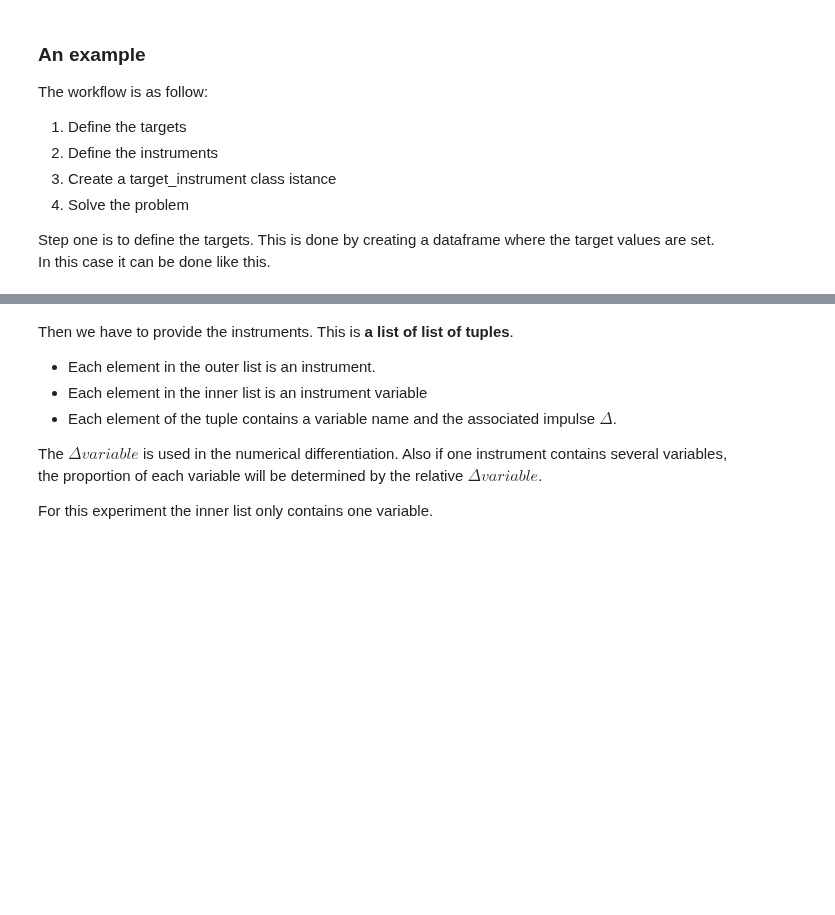
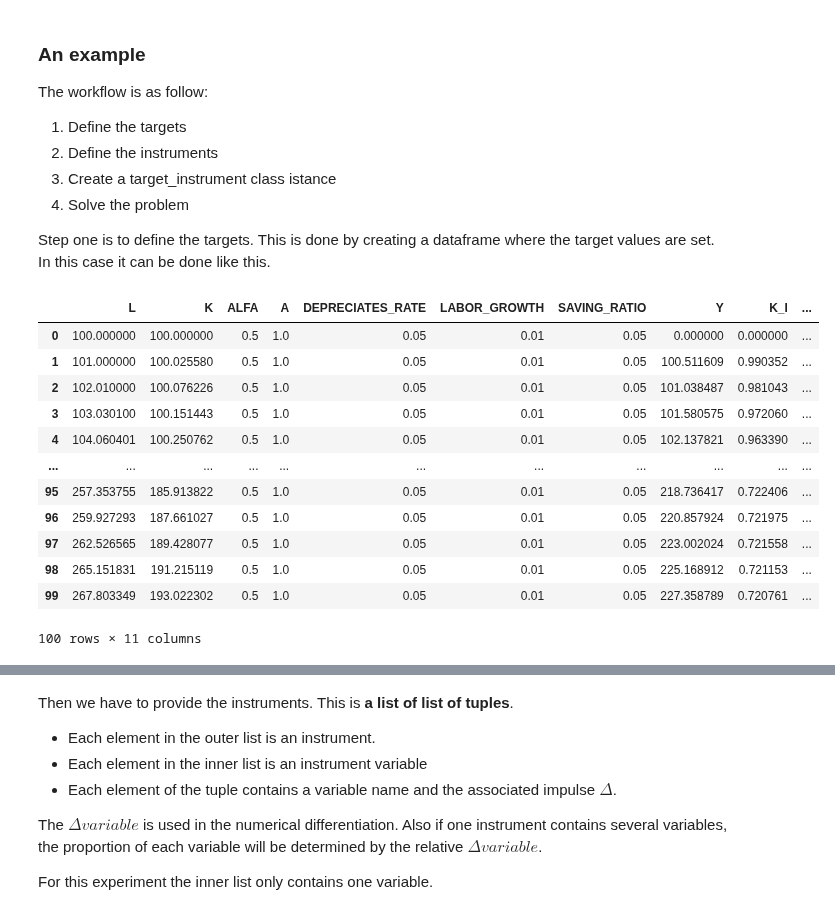
Before and after one commit to IbHansen/Modelflow2, a Jupyter notebook: Examples/ModelFlow features/wp/ModelFlow_Cef_2021.ipynb, the cells around one changed output, grey strips where cells are left out. Saved outputs shown, nothing was run; the diff lists cells and outputs as text; code cells hidden in the pictures; blank space fills up the shorter version.

```diff
--- a/Examples/ModelFlow features/wp/ModelFlow_Cef_2021.ipynb
+++ b/Examples/ModelFlow features/wp/ModelFlow_Cef_2021.ipynb
@@ -834,5 +825,19 @@ The workflow is as follow:
 
 Step one is to define the targets. This is done by creating a dataframe where the target values are set. In this case it can be done like this.
 # %%
-mmodel.basedf
+msolow.basedf
+# %% [output]
+|  | L | K | ALFA | A | DEPRECIATES_RATE | LABOR_GROWTH | SAVING_RATIO | Y | K_I | ... |
+| 0 | 100.000000 | 100.000000 | 0.5 | 1.0 | 0.05 | 0.01 | 0.05 | 0.000000 | 0.000000 | ... |
+| 1 | 101.000000 | 100.025580 | 0.5 | 1.0 | 0.05 | 0.01 | 0.05 | 100.511609 | 0.990352 | ... |
+| 2 | 102.010000 | 100.076226 | 0.5 | 1.0 | 0.05 | 0.01 | 0.05 | 101.038487 | 0.981043 | ... |
+| 3 | 103.030100 | 100.151443 | 0.5 | 1.0 | 0.05 | 0.01 | 0.05 | 101.580575 | 0.972060 | ... |
+| 4 | 104.060401 | 100.250762 | 0.5 | 1.0 | 0.05 | 0.01 | 0.05 | 102.137821 | 0.963390 | ... |
+| ... | ... | ... | ... | ... | ... | ... | ... | ... | ... | ... |
+| 95 | 257.353755 | 185.913822 | 0.5 | 1.0 | 0.05 | 0.01 | 0.05 | 218.736417 | 0.722406 | ... |
+| 96 | 259.927293 | 187.661027 | 0.5 | 1.0 | 0.05 | 0.01 | 0.05 | 220.857924 | 0.721975 | ... |
+| 97 | 262.526565 | 189.428077 | 0.5 | 1.0 | 0.05 | 0.01 | 0.05 | 223.002024 | 0.721558 | ... |
+| 98 | 265.151831 | 191.215119 | 0.5 | 1.0 | 0.05 | 0.01 | 0.05 | 225.168912 | 0.721153 | ... |
+| 99 | 267.803349 | 193.022302 | 0.5 | 1.0 | 0.05 | 0.01 | 0.05 | 227.358789 | 0.720761 | ... |
+100 rows × 11 columns
 # %%
```
Also changed, not shown: parts of 37 cells of this notebook, 1 other file.
